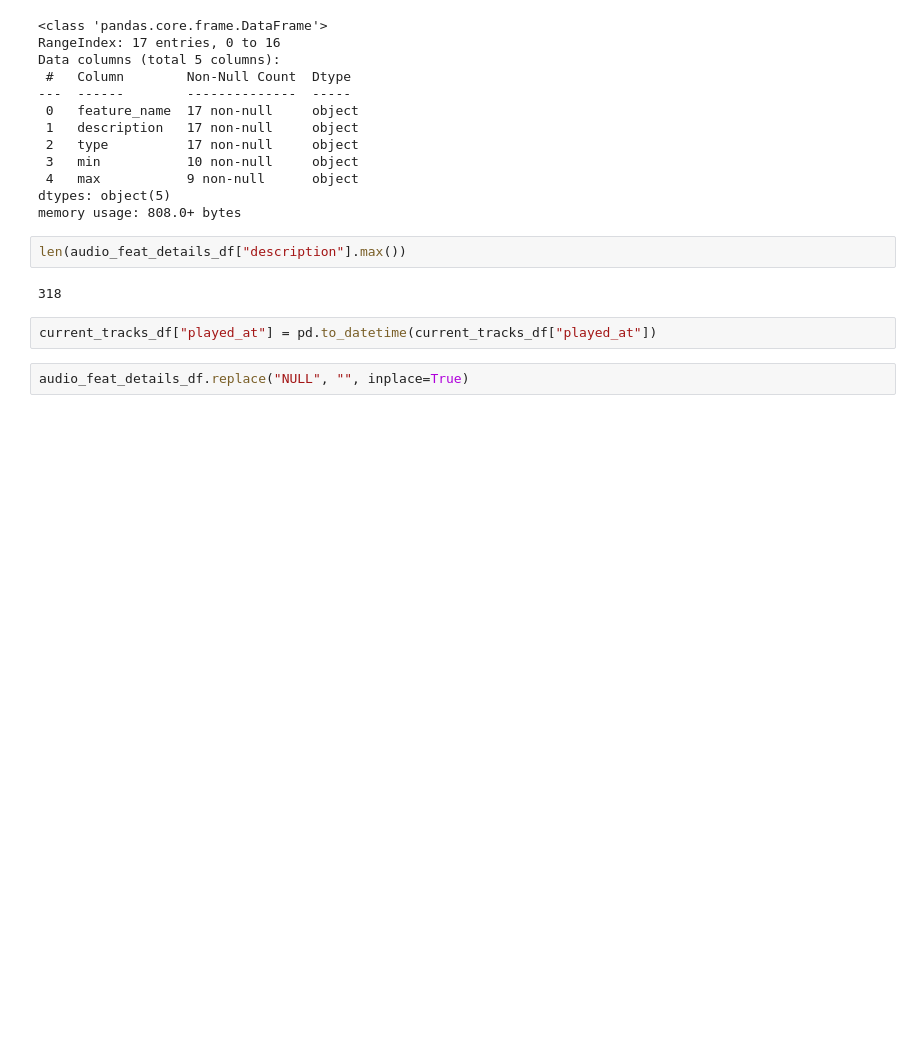
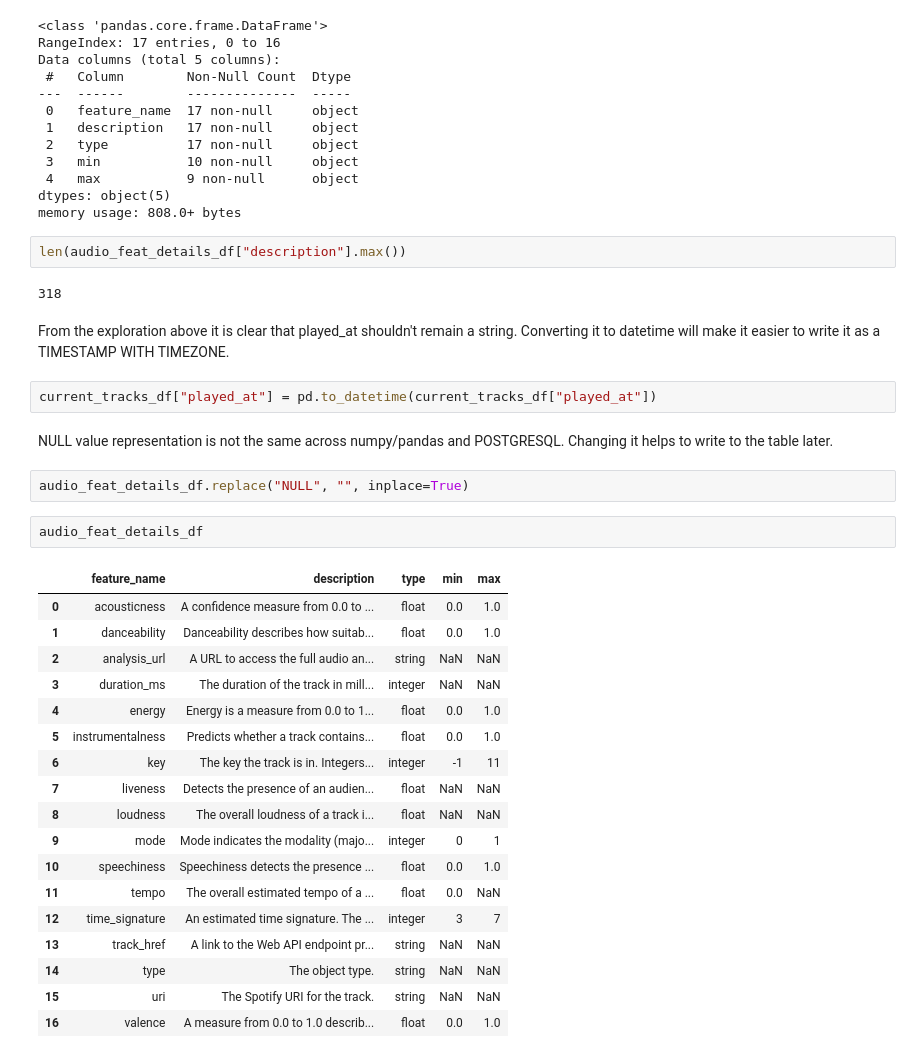
Before and after one commit to MerlinSchaefer/spotify_etl, a Jupyter notebook: exploration/api_exploration.ipynb, the cells around one changed output. Drawn from its saved outputs; the diff is of its cells as text; blank space fills up the shorter version.

Commit message:
comment api exploration notebook

```diff
--- a/exploration/api_exploration.ipynb
+++ b/exploration/api_exploration.ipynb
@@ -232,7 +248,32 @@ memory usage: 808.0+ bytes
 len(audio_feat_details_df["description"].max())
 # %% [output]
 318
+# %% [markdown]
+From the exploration above it is clear that played_at shouldn't remain a string. Converting it to datetime will make it easier to write it as a TIMESTAMP WITH TIMEZONE.
 # %%
 current_tracks_df["played_at"] = pd.to_datetime(current_tracks_df["played_at"])
+# %% [markdown]
+NULL value representation is not the same across numpy/pandas and POSTGRESQL. Changing it helps to write to the table later.
 # %%
 audio_feat_details_df.replace("NULL", "", inplace=True)
+# %%
+audio_feat_details_df
+# %% [output]
+|  | feature_name | description | type | min | max |
+| 0 | acousticness | A confidence measure from 0.0 to ... | float | 0.0 | 1.0 |
+| 1 | danceability | Danceability describes how suitab... | float | 0.0 | 1.0 |
+| 2 | analysis_url | A URL to access the full audio an... | string | NaN | NaN |
+| 3 | duration_ms | The duration of the track in mill... | integer | NaN | NaN |
+| 4 | energy | Energy is a measure from 0.0 to 1... | float | 0.0 | 1.0 |
+| 5 | instrumentalness | Predicts whether a track contains... | float | 0.0 | 1.0 |
+| 6 | key | The key the track is in. Integers... | integer | -1 | 11 |
+| 7 | liveness | Detects the presence of an audien... | float | NaN | NaN |
+| 8 | loudness | The overall loudness of a track i... | float | NaN | NaN |
+| 9 | mode | Mode indicates the modality (majo... | integer | 0 | 1 |
+| 10 | speechiness | Speechiness detects the presence ... | float | 0.0 | 1.0 |
+| 11 | tempo | The overall estimated tempo of a ... | float | 0.0 | NaN |
+| 12 | time_signature | An estimated time signature. The ... | integer | 3 | 7 |
+| 13 | track_href | A link to the Web API endpoint pr... | string | NaN | NaN |
+| 14 | type | The object type. | string | NaN | NaN |
+| 15 | uri | The Spotify URI for the track. | string | NaN | NaN |
+| 16 | valence | A measure from 0.0 to 1.0 describ... | float | 0.0 | 1.0 |
```
Also changed, not shown: parts of 22 cells of this notebook.
